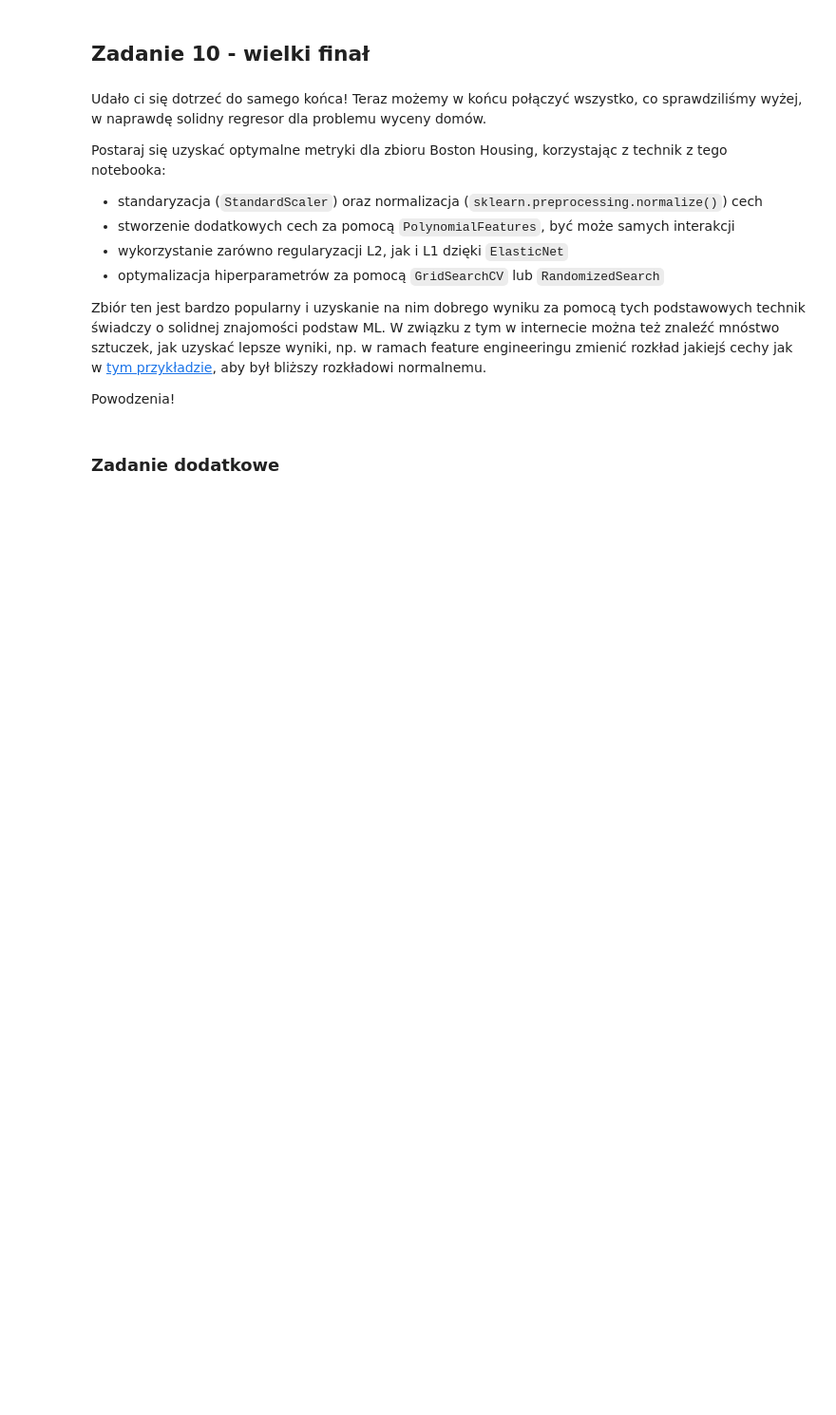
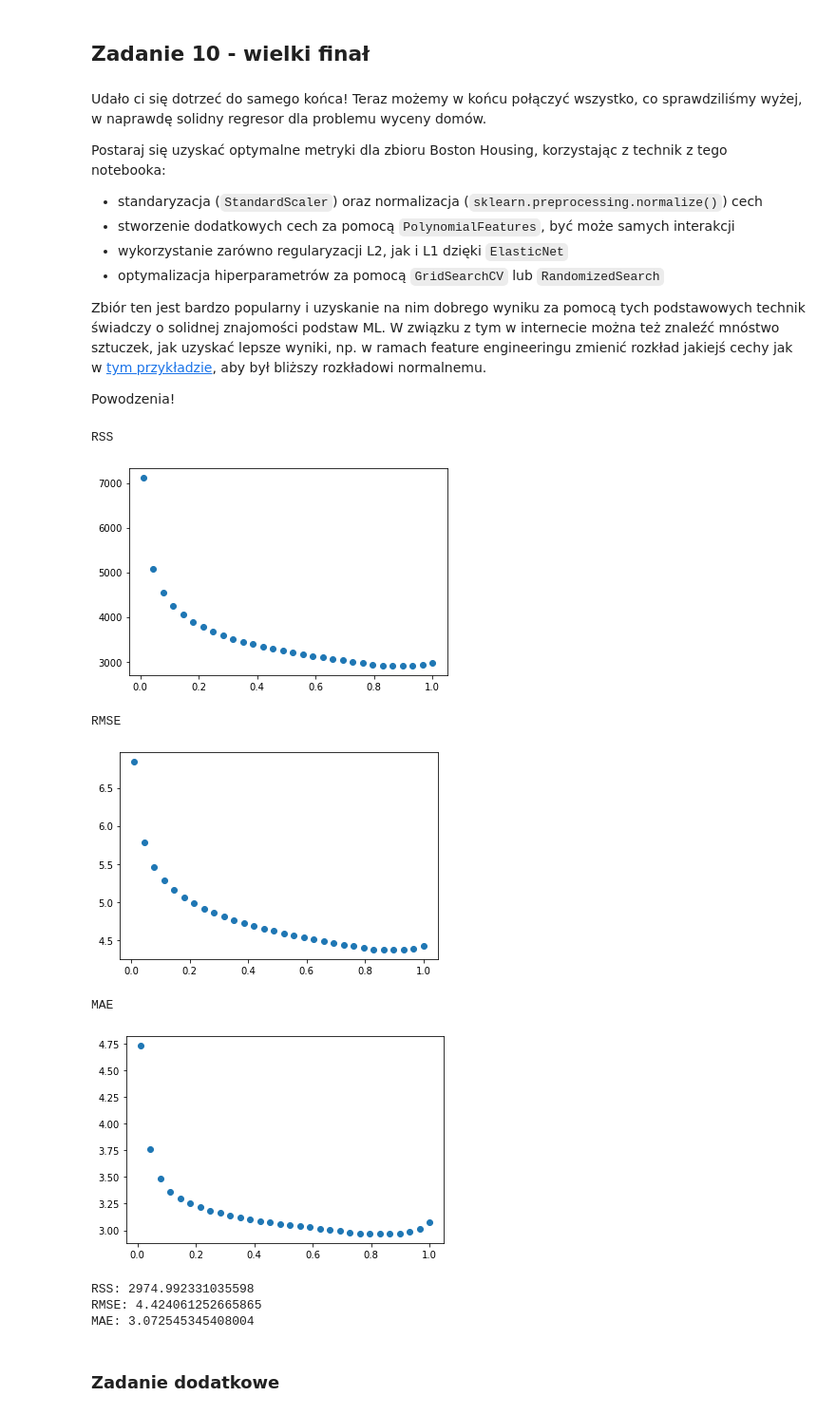
Before and after one commit to maati01/BIT-AI, a Jupyter notebook: regresja_regularyzowana.ipynb, the cells around one changed output. Shown at 95% size. Drawn from its saved outputs; the diff is of its cells as text; code cells hidden in the pictures; blank space fills up the shorter version.

```diff
--- a/regresja_regularyzowana.ipynb
+++ b/regresja_regularyzowana.ipynb
@@ -771,6 +757,77 @@ Postaraj się uzyskać optymalne metryki dla zbioru Boston Housing, korzystając
 Zbiór ten jest bardzo popularny i uzyskanie na nim dobrego wyniku za pomocą tych podstawowych technik świadczy o solidnej znajomości podstaw ML. W związku z tym w internecie można też znaleźć mnóstwo sztuczek, jak uzyskać lepsze wyniki, np. w ramach feature engineeringu zmienić rozkład jakiejś cechy jak w [tym przykładzie](https://scikit-learn.org/0.22/auto_examples/compose/plot_transformed_target.html), aby był bliższy rozkładowi normalnemu.
 
 Powodzenia!
+# %%
+import sklearn
+from sklearn.linear_model import ElasticNetCV
+
+#wczytanie danych
+boston = load_boston()
+boston_df = pd.DataFrame(boston.data, columns=boston.feature_names)
+boston_df["MEDV"] = boston.target
+X_train, X_test, y_train, y_test = train_test_split(boston.data, boston.target, test_size=0.3, random_state=0)
+
+#skalowanie
+scaler = StandardScaler()
+scaler.fit(X_train)
+X_train_rescaled = scaler.transform(X_train)
+X_test_rescaled = scaler.transform(X_test)
+
+#normalizacja
+X_train_normalized = sklearn.preprocessing.normalize(X_train_rescaled)
+X_test_normalized = sklearn.preprocessing.normalize(X_test_rescaled)
+
+#tworzenie samych interakcji
+poly_features = PolynomialFeatures(degree=2, interaction_only=True, include_bias=False)
+X_train_poly = poly_features.fit_transform(X_train_normalized)
+X_test_poly = poly_features.fit_transform(X_test_normalized)
+
+#optymalizacja hiperparametrów za pomocą GridSearch
+grid_search = GridSearchCV(estimator=ElasticNetCV(),param_grid={},n_jobs=-1)
+grid_search.fit(X_train_poly, y_train)
+y_pred = grid_search.predict(X_test_poly)
+n = X_test_poly.shape[0]
+
+l1_ratio = np.linspace(start=0.01,stop=1,endpoint=True,num=30)
+
+metrics = {'RSS': [[], []], 'RMSE': [[], []], 'MAE': [[], []]}
+
+for l1_ratio_value in l1_ratio:
+    grid_search = GridSearchCV(estimator=ElasticNetCV(l1_ratio=l1_ratio_value),param_grid={},n_jobs=-1)
+    grid_search.fit(X_train_poly, y_train)
+    y_pred = grid_search.predict(X_test_poly)
+
+    rss = n * mean_squared_error(y_test, y_pred, squared=True)
+    rmse = mean_squared_error(y_test, y_pred, squared=False)
+    mae = mean_absolute_error(y_test, y_pred)
+
+    metrics['RSS'][0].append(l1_ratio_value)
+    metrics['RSS'][1].append(rss)
+
+    metrics['RMSE'][0].append(l1_ratio_value)
+    metrics['RMSE'][1].append(rmse)
+
+    metrics['MAE'][0].append(l1_ratio_value)
+    metrics['MAE'][1].append(mae)
+
+for metrics_points in metrics:
+    print(metrics_points)
+    plt.scatter(metrics[metrics_points][0],metrics[metrics_points][1])
+    plt.show()
+
+print(f"RSS: {n * mean_squared_error(y_test, y_pred, squared=True)}")
+print(f"RMSE: {mean_squared_error(y_test, y_pred, squared=False)}")
+print(f"MAE: {mean_absolute_error(y_test, y_pred)}")
+# %% [output]
+RSS
+[figure, added]
+RMSE
+[figure, added]
+MAE
+[figure, added]
+RSS: 2974.992331035598
+RMSE: 4.424061252665865
+MAE: 3.072545345408004
 # %% [markdown]
 ### Zadanie dodatkowe
 # %% [markdown]
```
Also changed, not shown: parts of 5 cells of this notebook.
